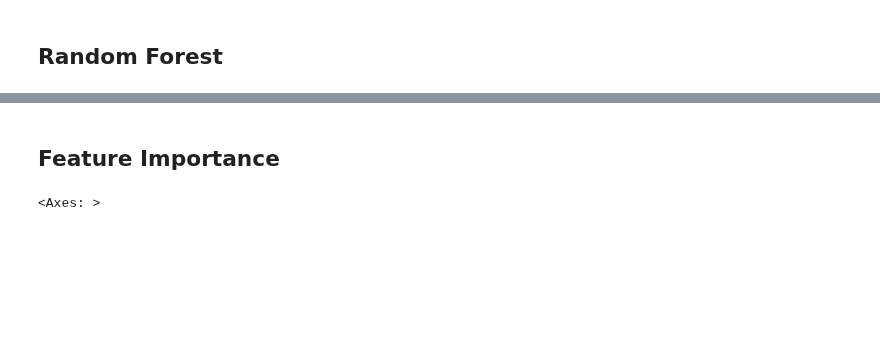
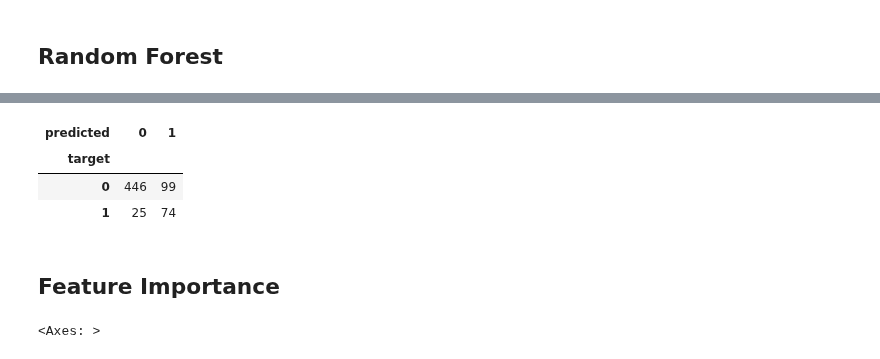
Before and after one commit to zivkovicbogdana/breast-cancer-prediction, a Jupyter notebook: analysis.ipynb, the cells around one changed output, grey strips where cells are left out. Saved outputs shown, nothing was run; the diff lists cells and outputs as text; code cells hidden in the pictures; blank space fills up the shorter version.

```diff
--- a/analysis.ipynb
+++ b/analysis.ipynb
@@ -352,3 +390,11 @@ results_df.sort_values(by='Recall', ascending=False)
+# %%
+# Confusion matrix
+confusion(y_val, y_pred_rf)
+# %% [output]
+| predicted | 0 | 1 |
+| target |  |  |
+| 0 | 446 | 99 |
+| 1 | 25 | 74 |
 # %% [markdown]
 ## Feature Importance
 # %%
```
Also changed, not shown: parts of 17 cells of this notebook.
